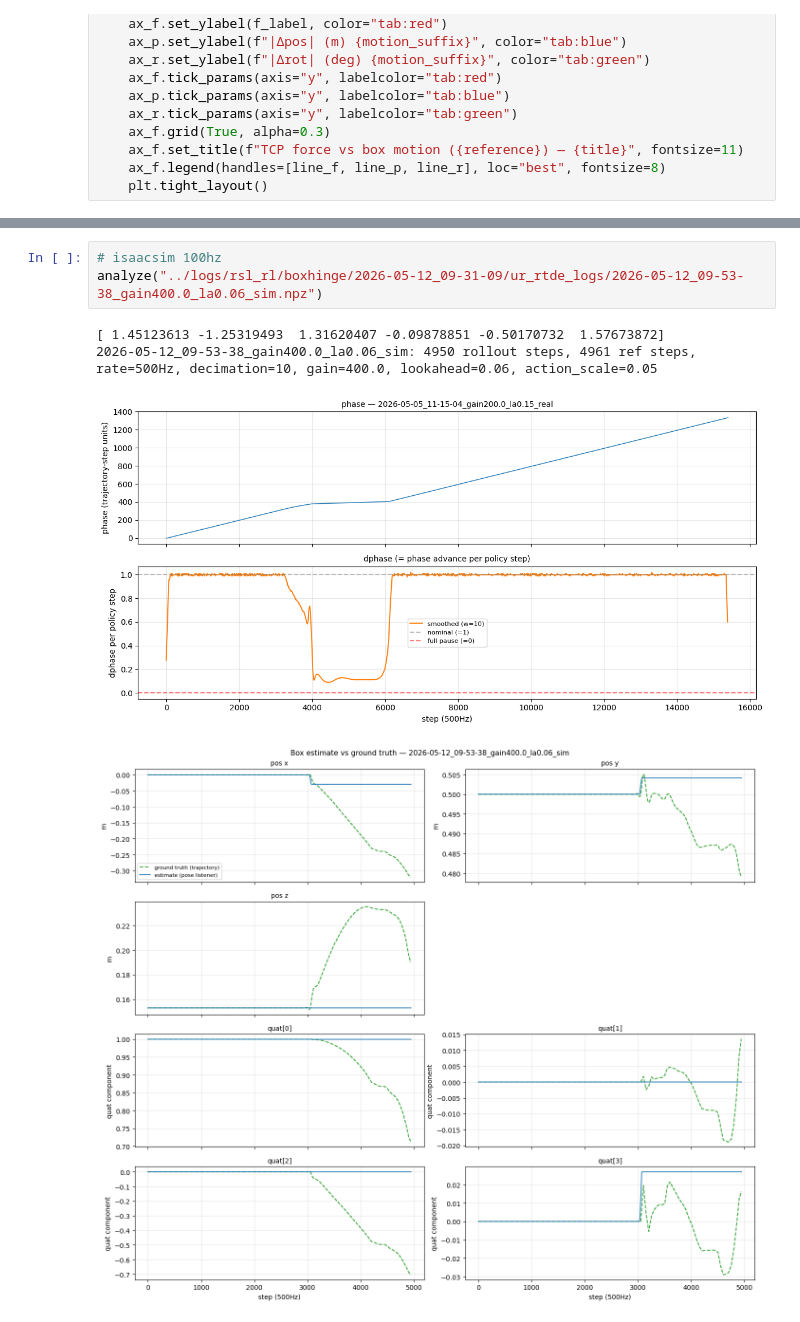
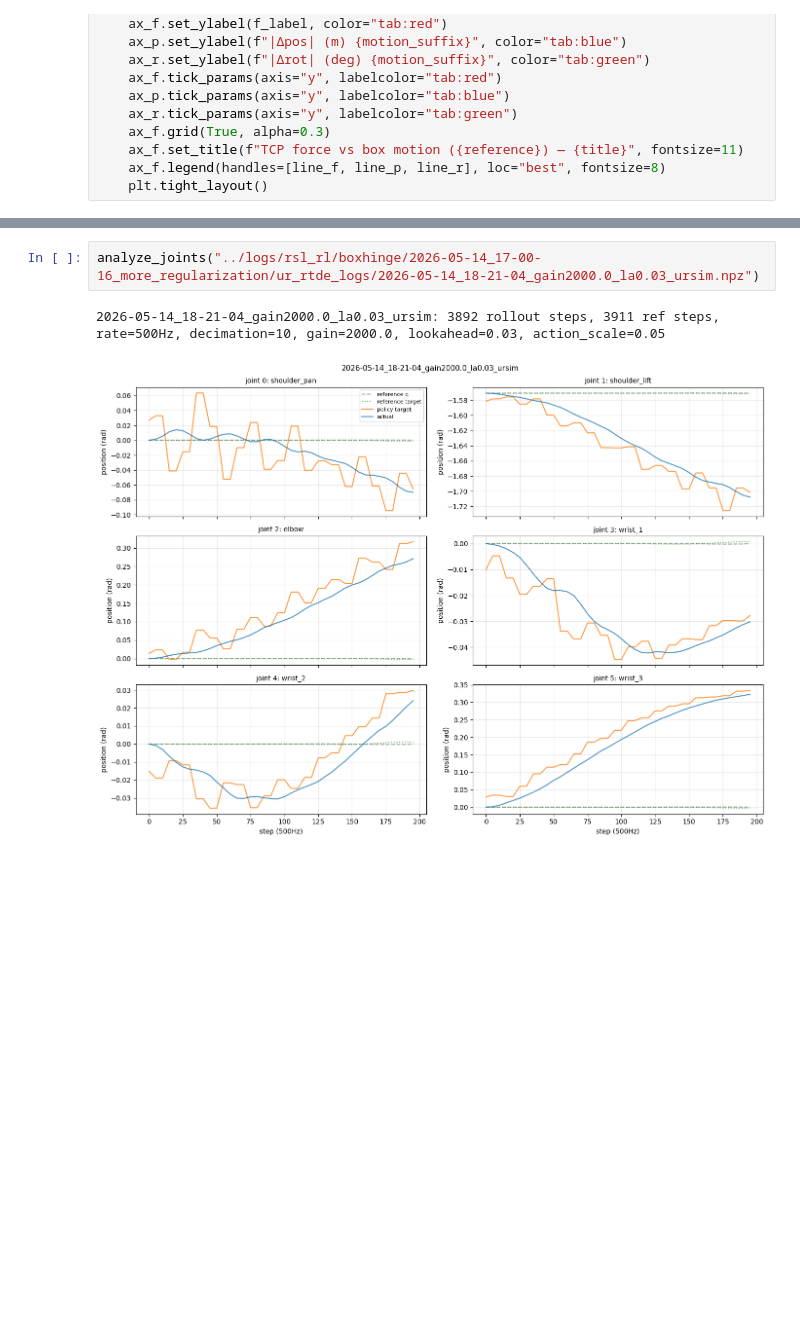
Before and after one commit to Arnibjarnst/BoxLift, a Jupyter notebook: notebooks/analyze_rollout.ipynb, the cells around one changed output, grey strips where cells are left out. Cells and saved outputs as stored; diff of their text form; blank space fills up the shorter version.

```diff
--- a/notebooks/analyze_rollout.ipynb
+++ b/notebooks/analyze_rollout.ipynb
@@ -587,8 +622,5 @@ analyze("../logs/rsl_rl/boxhinge/2026-05-12_09-31-09/ur_rtde_logs/2026-05-12_10-
 # %%
-# isaacsim 100hz
-analyze("../logs/rsl_rl/boxhinge/2026-05-12_09-31-09/ur_rtde_logs/2026-05-12_09-53-38_gain400.0_la0.06_sim.npz")
+analyze_joints("../logs/rsl_rl/boxhinge/2026-05-14_17-00-16_more_regularization/ur_rtde_logs/2026-05-14_18-21-04_gain2000.0_la0.03_ursim.npz")
 # %% [output]
-[ 1.45123613 -1.25319493  1.31620407 -0.09878851 -0.50170732  1.57673872]
-2026-05-12_09-53-38_gain400.0_la0.06_sim: 4950 rollout steps, 4961 ref steps, rate=500Hz, decimation=10, gain=400.0, lookahead=0.06, action_scale=0.05
+2026-05-14_18-21-04_gain2000.0_la0.03_ursim: 3892 rollout steps, 3911 ref steps, rate=500Hz, decimation=10, gain=2000.0, lookahead=0.03, action_scale=0.05
-[figure, old version]
+[figure, new version]
-[figure, removed]
```
Also changed, not shown: parts of 7 cells of this notebook.
